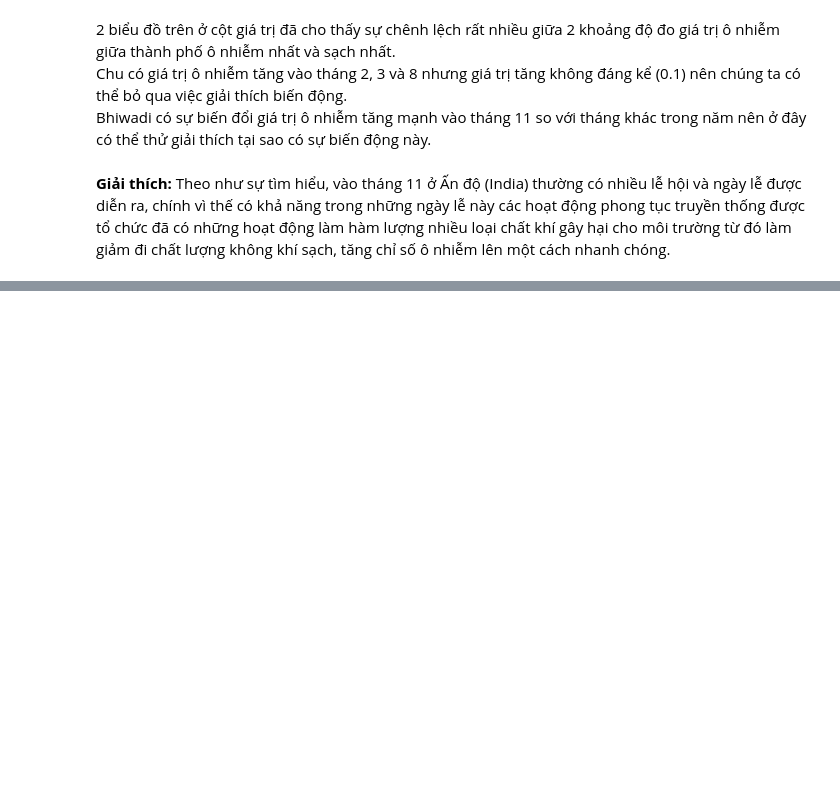
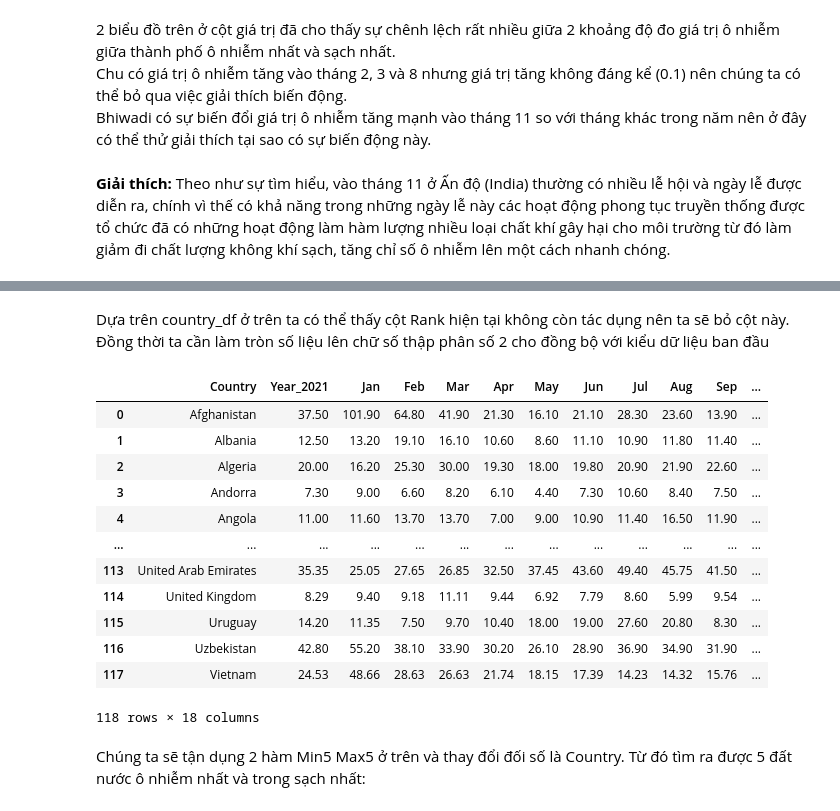
Before and after one commit to yakhimm/NMKHDL_20, a Jupyter notebook: Question 1.ipynb, the cells around one changed output, grey strips where cells are left out. Saved outputs shown, nothing was run; the diff lists cells and outputs as text; code cells hidden in the pictures; blank space fills up the shorter version.

```diff
--- a/Question 1.ipynb
+++ b/Question 1.ipynb
@@ -175,0 +198,22 @@ Bhiwadi có sự biến đổi giá trị ô nhiễm tăng mạnh vào tháng 11
+# %% [markdown]
+Dựa trên country_df ở trên ta có thể thấy cột Rank hiện tại không còn tác dụng nên ta sẽ bỏ cột này. Đồng thời ta cần làm tròn số liệu lên chữ số thập phân số 2 cho đồng bộ với kiểu dữ liệu ban đầu
+# %%
+country_df = country_df.round(2).drop('Rank', axis = 1)
+country_df.reset_index(inplace = True)
+country_df
+# %% [output]
+|  | Country | Year_2021 | Jan | Feb | Mar | Apr | May | Jun | Jul | Aug | Sep | ... |
+| 0 | Afghanistan | 37.50 | 101.90 | 64.80 | 41.90 | 21.30 | 16.10 | 21.10 | 28.30 | 23.60 | 13.90 | ... |
+| 1 | Albania | 12.50 | 13.20 | 19.10 | 16.10 | 10.60 | 8.60 | 11.10 | 10.90 | 11.80 | 11.40 | ... |
+| 2 | Algeria | 20.00 | 16.20 | 25.30 | 30.00 | 19.30 | 18.00 | 19.80 | 20.90 | 21.90 | 22.60 | ... |
+| 3 | Andorra | 7.30 | 9.00 | 6.60 | 8.20 | 6.10 | 4.40 | 7.30 | 10.60 | 8.40 | 7.50 | ... |
+| 4 | Angola | 11.00 | 11.60 | 13.70 | 13.70 | 7.00 | 9.00 | 10.90 | 11.40 | 16.50 | 11.90 | ... |
+| ... | ... | ... | ... | ... | ... | ... | ... | ... | ... | ... | ... | ... |
+| 113 | United Arab Emirates | 35.35 | 25.05 | 27.65 | 26.85 | 32.50 | 37.45 | 43.60 | 49.40 | 45.75 | 41.50 | ... |
+| 114 | United Kingdom | 8.29 | 9.40 | 9.18 | 11.11 | 9.44 | 6.92 | 7.79 | 8.60 | 5.99 | 9.54 | ... |
+| 115 | Uruguay | 14.20 | 11.35 | 7.50 | 9.70 | 10.40 | 18.00 | 19.00 | 27.60 | 20.80 | 8.30 | ... |
+| 116 | Uzbekistan | 42.80 | 55.20 | 38.10 | 33.90 | 30.20 | 26.10 | 28.90 | 36.90 | 34.90 | 31.90 | ... |
+| 117 | Vietnam | 24.53 | 48.66 | 28.63 | 26.63 | 21.74 | 18.15 | 17.39 | 14.23 | 14.32 | 15.76 | ... |
+118 rows × 18 columns
+# %% [markdown]
+Chúng ta sẽ tận dụng 2 hàm Min5 Max5 ở trên và thay đổi đối số là Country. Từ đó tìm ra được 5 đất nước ô nhiễm nhất và trong sạch nhất:
```
Also changed, not shown: parts of 7 cells of this notebook.
